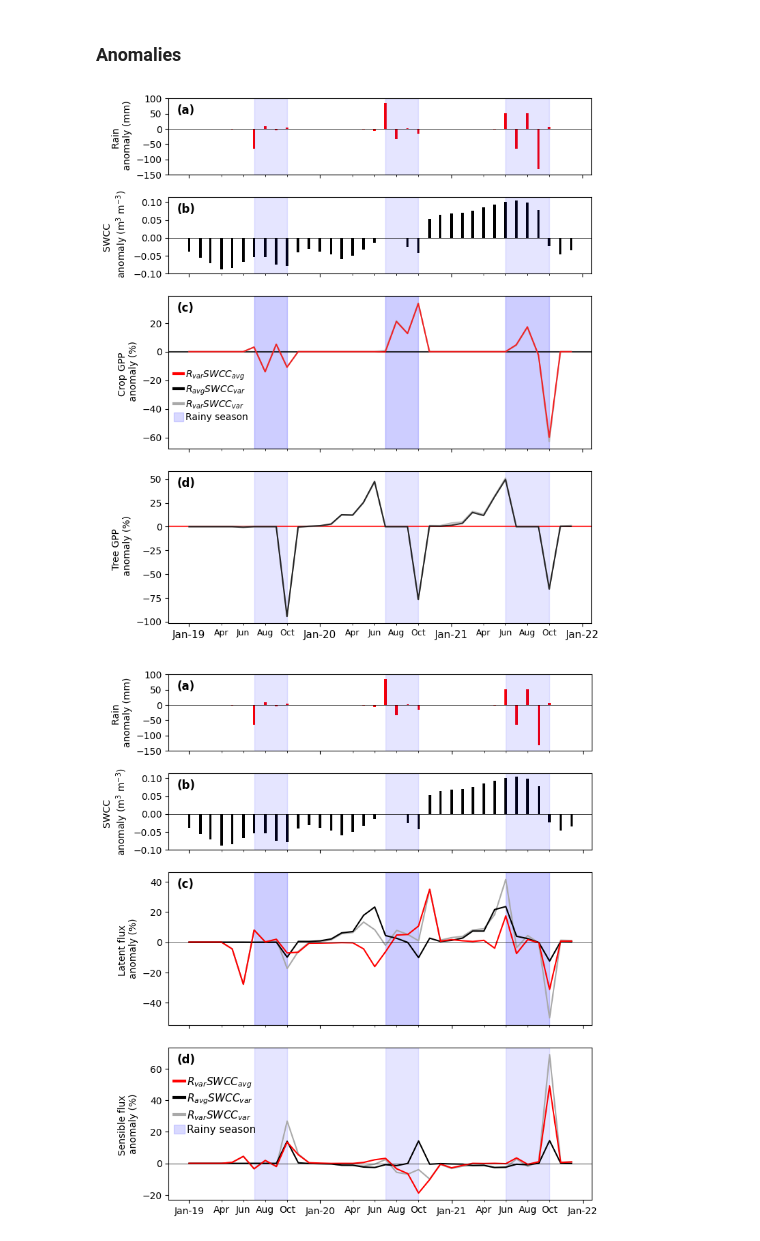
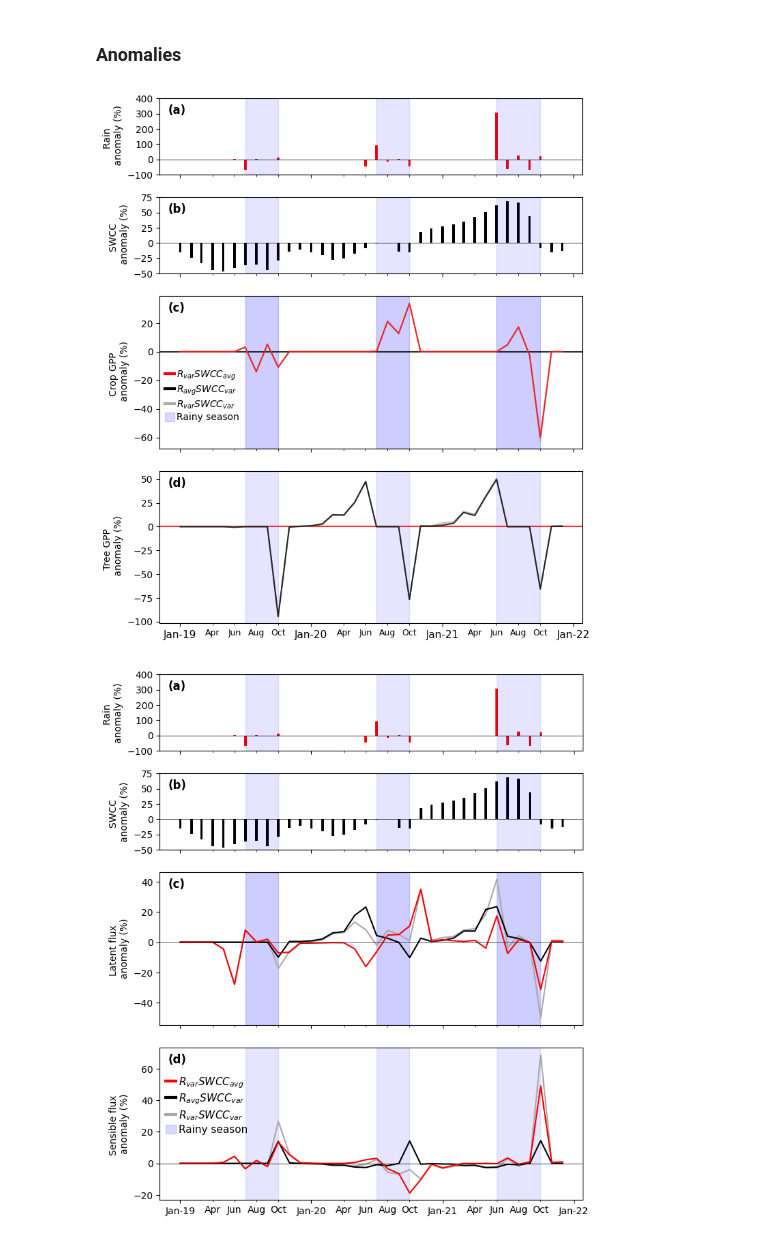
Before and after one commit to espoirgk/PhD_Repos, a Jupyter notebook: Plots_Paper1.ipynb, the cells around one changed output. Drawn from its saved outputs; the diff is of its cells as text; code cells hidden in the pictures.

```diff
--- a/Plots_Paper1.ipynb
+++ b/Plots_Paper1.ipynb
@@ -932,8 +913,8 @@ data['Month'] = data['Month'].map(month_map)
 # Now create the 'Date' column
 data['Date'] = pd.to_datetime(data[['Year', 'Month']].assign(DAY=1))
 # Assuming 'data' dataframe is already available
-anoR = data['Ano_Rain']
-anoGW = data['Ano_SWCC']
+anoR = data['Ano_Rain_%']
+anoGW = data['Ano_SWCC_%']
 gppCrop = data["R_varSWCC_avg_gppCrop_%"]
 gppTree = data['R_avgSWCC_var_gppTree_%']
 # gppEcosys = data['R_varSWCC_var_gppEcosys_%']
@@ -952,13 +933,15 @@ color_swcc = "black"
 color_all = "darkgrey"
 # Plot AnoR as a barplot on the first axis
 axs[0].bar(data['Date'], anoR, color='red', label='AnoR', width=7)
-axs[0].set_ylabel('Rain \n anomaly (mm)')
+axs[0].set_ylabel('Rain \n anomaly (%)')
 # axs[0].set_title('Rainfall anomaly', loc='left', pad=5, size=11)
 axs[0].axhline(0, color='black', linestyle='-', lw=0.5)
 axs[0].axvspan(pd.Timestamp('2019-07-01'), pd.Timestamp('2019-10-01'), color='blue', alpha=0.1)
 axs[0].axvspan(pd.Timestamp('2020-07-01'), pd.Timestamp('2020-10-01'), color='blue', alpha=0.1)
 axs[0].axvspan(pd.Timestamp('2021-06-01'), pd.Timestamp('2021-10-01'), color='blue', alpha=0.1)
-axs[0].set_yticks([-150., -100, -50., 0., 50., 100.])
+# axs[0].set_yticks([-150., -100, -50., 0., 50., 100.])
+axs[0].set_yticks([-100, 0., 100, 200, 300, 400])
+axs[0].set_ylim([-100., 400])
 
 axs[0].text(0.02, 0.8, f'({chr(97)})', transform=axs[0].transAxes, size=12, weight='bold')
 axs[1].text(0.02, 0.8, f'({chr(98)})', transform=axs[1].transAxes, size=12, weight='bold')
@@ -980,15 +963,14 @@ axs[3].text(0.02, 0.9, f'({chr(100)})', transform=axs[3].transAxes, size=12, wei
 
 # Plot AnoGW as a barplot on the second axis
 axs[1].bar(data['Date'], anoGW, color='black', label='AnoGW', width=7)
-axs[1].set_ylabel('SWCC \n anomaly (m$^{3}$ m$^{-3}$)')
+axs[1].set_ylabel('SWCC \n anomaly (%)') #(m$^{3}$ m$^{-3}$)
 # axs[1].set_title('SWCC anomaly', loc='left', pad=5, size=11)
 axs[1].axhline(0, color='black', linestyle='-', lw=0.5)
 axs[1].axvspan(pd.Timestamp('2019-07-01'), pd.Timestamp('2019-10-01'), color='blue', alpha=0.1)
 axs[1].axvspan(pd.Timestamp('2020-07-01'), pd.Timestamp('2020-10-01'), color='blue', alpha=0.1)
 axs[1].axvspan(pd.Timestamp('2021-06-01'), pd.Timestamp('2021-10-01'), color='blue', alpha=0.1)
-axs[1].set_yticks([-0.1, -0.05, 0., 0.05, 0.1])
-
-# axs[2].set_ylim([-70., 90])
+axs[1].set_yticks([-50, -25, 0., 25, 50, 75])
+axs[1].set_ylim([-50., 75])
 # axs[2].set_yticks([-70., -30., 0., 30., 60., 90])
 
 # axs[3].set_ylim([-105., 100])
@@ -1071,7 +1053,7 @@ axs[3].xaxis.set_major_formatter(date_form)
 # Show the plots
 plt.show()
 # %% [output]
-[figure, old version]
+[figure, new version]
 # %%
 import matplotlib.dates as mdates
 from matplotlib.dates import YearLocator, MonthLocator, DateFormatter
@@ -1092,8 +1074,8 @@ data['Month'] = data['Month'].map(month_map)
 # Now create the 'Date' column
 data['Date'] = pd.to_datetime(data[['Year', 'Month']].assign(DAY=1))
 # Assuming 'data' dataframe is already available
-anoR = data['Ano_Rain']
-anoGW = data['Ano_SWCC']
+anoR = data['Ano_Rain_%']
+anoGW = data['Ano_SWCC_%']
 
 
 lat_robs = data["R_varSWCC_avg_fluxlat_%"]
@@ -1115,23 +1097,25 @@ color_swcc = "black"
 color_all = "darkgrey"
 # Plot AnoR as a barplot on the first axis
 axs[0].bar(data['Date'], anoR, color='red', label='AnoR', width=7)
-axs[0].set_ylabel('Rain \nanomaly (mm)')
+axs[0].set_ylabel('Rain \nanomaly (%)')
 # axs[0].set_title('Rainfall anomaly', loc='left', pad=5, size=11)
 axs[0].axhline(0, color='black', linestyle='-', lw=0.5)
 axs[0].axvspan(pd.Timestamp('2019-07-01'), pd.Timestamp('2019-10-01'), color='blue', alpha=0.1)
 axs[0].axvspan(pd.Timestamp('2020-07-01'), pd.Timestamp('2020-10-01'), color='blue', alpha=0.1)
 axs[0].axvspan(pd.Timestamp('2021-06-01'), pd.Timestamp('2021-10-01'), color='blue', alpha=0.1)
-axs[0].set_yticks([-150., -100, -50., 0., 50., 100.])
+axs[0].set_yticks([-100, 0., 100, 200, 300, 400])
+axs[0].set_ylim([-100., 400])
 
 # Plot AnoGW as a barplot on the second axis
 axs[1].bar(data['Date'], anoGW, color='black', label='AnoGW', width=7)
-axs[1].set_ylabel('SWCC \nanomaly (m$^{3}$ m$^{-3}$)')
+axs[1].set_ylabel('SWCC \nanomaly (%)')
 # axs[1].set_title('SWCC anomaly', loc='left', pad=5, size=11)
 axs[1].axhline(0, color='black', linestyle='-', lw=0.5)
 axs[1].axvspan(pd.Timestamp('2019-07-01'), pd.Timestamp('2019-10-01'), color='blue', alpha=0.1)
 axs[1].axvspan(pd.Timestamp('2020-07-01'), pd.Timestamp('2020-10-01'), color='blue', alpha=0.1)
 axs[1].axvspan(pd.Timestamp('2021-06-01'), pd.Timestamp('2021-10-01'), color='blue', alpha=0.1)
-axs[1].set_yticks([-0.1, -0.05, 0., 0.05, 0.1])
+axs[1].set_yticks([-50, -25, 0., 25, 50, 75])
+axs[1].set_ylim([-50., 75])
 
 
 # # Set the general title part without the colored sections
@@ -1188,31 +1172,31 @@ legend_lines = [Line2D([0], [0], color="red", linewidth=3),
                 Line2D([0], [0], color="black", linewidth=3),
                 Line2D([0], [0], color="darkgrey", linewidth=3), rain_patch]
 axs[3].legend(legend_lines, [r'${R_{var}SWCC_{avg}}$', r'${R_{avg}SWCC_{var}}$', r'${R_{var}SWCC_{var}}$',"Rainy season"],
            loc='upper center', ncol=1, fontsize=11, bbox_to_anchor=(0.11, 0.85),
            frameon=False,
            handlelength=1,
            handleheight=1.,
            labelspacing=0.25,
            borderpad=0.0,
            handletextpad=0.25)
 
 # # Create a patch for the rainy season
 # rain_patch = Patch(color='blue', alpha=0.15, label='Rainy season')
 # # Add a legend for the lines and patch
 # fig.legend([rain_patch],
 #            ["Rainy season"],
 #            loc='upper center', ncol=1, bbox_to_anchor=(0.5, 0.906), frameon=False,
 #            fontsize=11,
 #            handlelength=2,
 #            handleheight=1.0,
 #            labelspacing=1.0,
 #            borderpad=0.0,
 #            handletextpad=0.5)
 
 # Align the x-axis labels and improve plot aesthetics
 # plt.tight_layout()
 
 # Show the plots
 plt.show()
 # %% [output]
-[figure, old version]
+[figure, new version]
```
Also changed, not shown: parts of 6 cells of this notebook, 4 other files.
